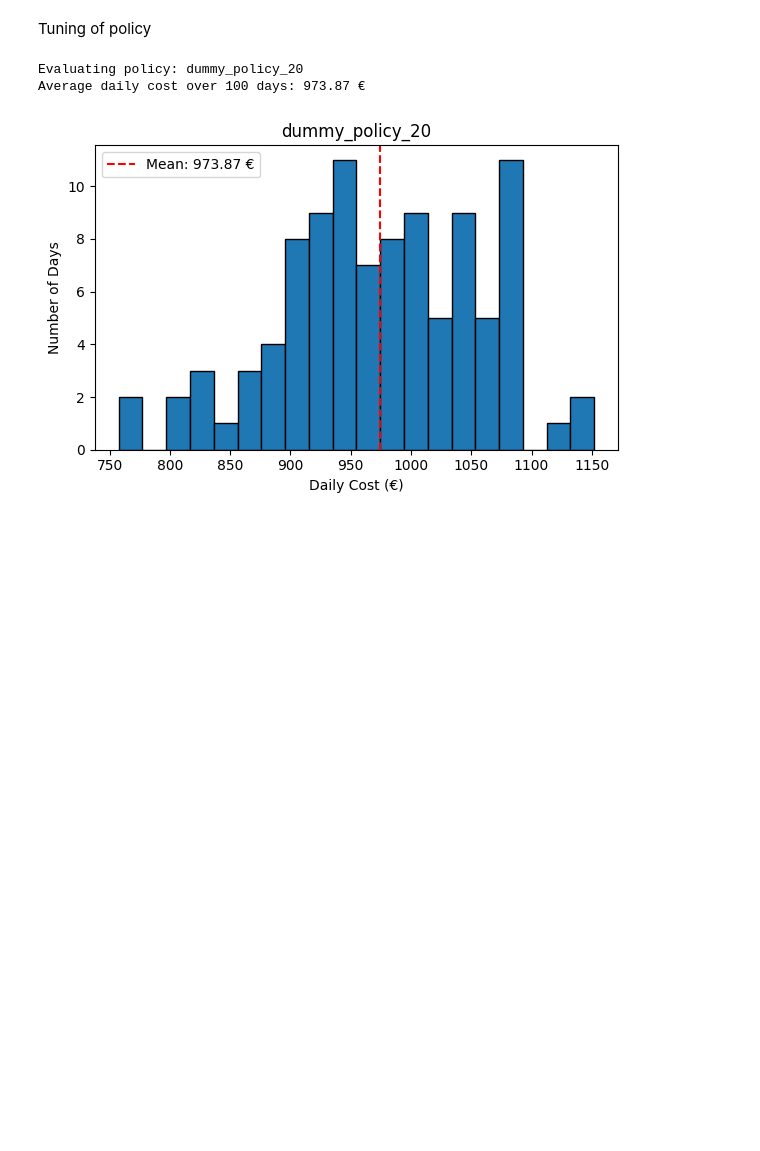
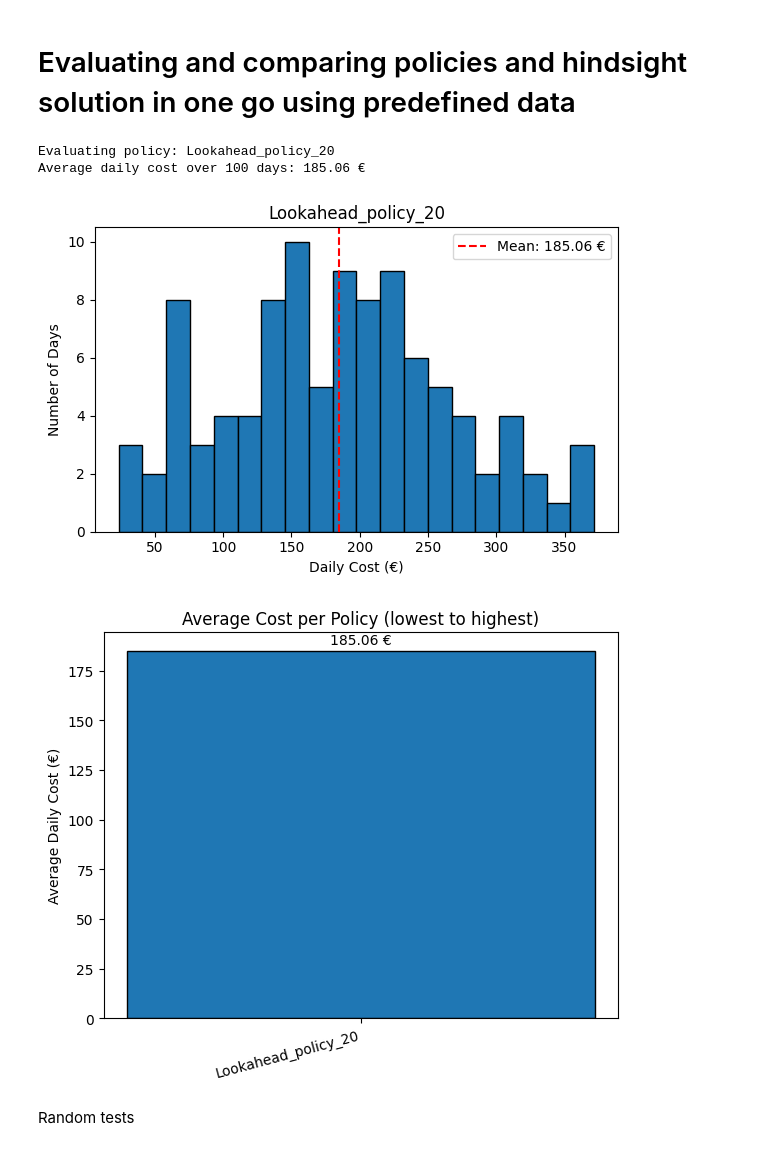
Before and after one commit to 90Theo/decision-making, a Jupyter notebook: Simulation_Task7.ipynb, the cells around one changed output. Cells and saved outputs as stored; diff of their text form; code cells hidden in the pictures; blank space fills up the shorter version.

Commit message:
Addded simulation that uses Environment to showcase and compare policies

```diff
--- a/Simulation_Task7.ipynb
+++ b/Simulation_Task7.ipynb
@@ -8,49 +12,69 @@ import matplotlib.pyplot as plt
-# %% [markdown]
-Tuning of policy
-# %%
-policy_file = "dummy_policy_20" # TODO replace with your policy file
-results = evaluate_performance(policy_file)
-print(f"Average daily cost over {len(results)} days: {np.mean([res['cost_total'] for res in results]):.2f} €")
-plot_HVAC_results(results[0])
-plt.show()
+# %% [markdown]
+# Evaluating and comparing policies and hindsight solution in one go using predefined data
 # %%
-mdp_policies = [
-    "dummy_policy_20",
-    # "lookahead_policy_20",
-    # "spTwoStage_policy_20",
-    # "sp_policy_20",
-    # "adp_policy_20",
-    # "hybrid_policy_20"
+policies = [
+    "Hindsight_policy_20",
+    "Dummy_policy_20",
+    "Lookahead_policy_20",
+    # "SPTwoStage_policy_20",
+    "SP_policy_20",
+    # "ADP_policy_20",
+    # "Hybrid_policy_20"
     ]
+
+master_results = {}
 
 # Data files
 DIR = Path(os.getcwd())
-price_file = DIR / "v2_PriceData.csv"
+price_file = DIR / "PriceData.csv"
 occupancy1_file = DIR / "OccupancyRoom1.csv"
 occupancy2_file = DIR / "OccupancyRoom2.csv"
+num_days = 100
 
-# TODO implememt OIH model here and evaluate the performance of the OIH policy
 
-fig, axes = plt.subplots(1, len(mdp_policies), figsize=(6 * len(mdp_policies), 4), squeeze=False)
+fig, axes = plt.subplots(1, len(policies), figsize=(6 * len(policies), 4), squeeze=False)
 
-for i, mdp_policy in enumerate(mdp_policies):
-    print(f"Evaluating policy: {mdp_policy}")
-    results = evaluate_performance(mdp_policy, 100, file_price_data=price_file, file_occupancy1=occupancy1_file, file_occupancy2=occupancy2_file)
+for i, policy in enumerate(policies):
+
+    print(f"Evaluating policy: {policy}")
+    if policy == "Hindsight_policy_20":
+        results = evaluate_hindsight_model(num_days, file_price_data=price_file, file_occupancy1=occupancy1_file, file_occupancy2=occupancy2_file)
+    else:
+        results = evaluate_performance(policy, num_days, file_price_data=price_file, file_occupancy1=occupancy1_file, file_occupancy2=occupancy2_file)
+
     daily_costs = [res['cost_total'] for res in results]
     avg_cost = np.mean(daily_costs)
+    master_results[policy] = results
     print(f"Average daily cost over {len(results)} days: {avg_cost:.2f} €")
 
     ax = axes[0][i]
     ax.hist(daily_costs, bins=20, edgecolor='black')
     ax.axvline(avg_cost, color='red', linestyle='--', label=f'Mean: {avg_cost:.2f} €')
-    ax.set_title(mdp_policy)
+    ax.set_title(policy)
     ax.set_xlabel("Daily Cost (€)")
     ax.set_ylabel("Number of Days")
     ax.legend()
 
 plt.tight_layout()
 plt.show()
+
+# Bar chart: average cost per policy, sorted lowest to highest
+avg_costs = {p: np.mean([r['cost_total'] for r in master_results[p]]) for p in policies}
+sorted_policies = sorted(avg_costs, key=avg_costs.get)
+sorted_costs = [avg_costs[p] for p in sorted_policies]
+
+fig2, ax2 = plt.subplots(figsize=(max(6, len(policies) * 1.5), 5))
+bars = ax2.bar(sorted_policies, sorted_costs, edgecolor='black')
+ax2.bar_label(bars, fmt='%.2f €', padding=3)
+ax2.set_ylabel("Average Daily Cost (€)")
+ax2.set_title("Average Cost per Policy (lowest to highest)")
+ax2.set_xticklabels(sorted_policies, rotation=15, ha='right')
+plt.tight_layout()
+plt.show()
 # %% [output]
-Evaluating policy: dummy_policy_20
-Average daily cost over 100 days: 973.87 €
+Evaluating policy: Lookahead_policy_20
+Average daily cost over 100 days: 185.06 €
-[figure, old version]
+[figure, new version]
+[figure, added]
+# %% [markdown]
+Random tests
```
Also changed, not shown: parts of 1 cell of this notebook.
